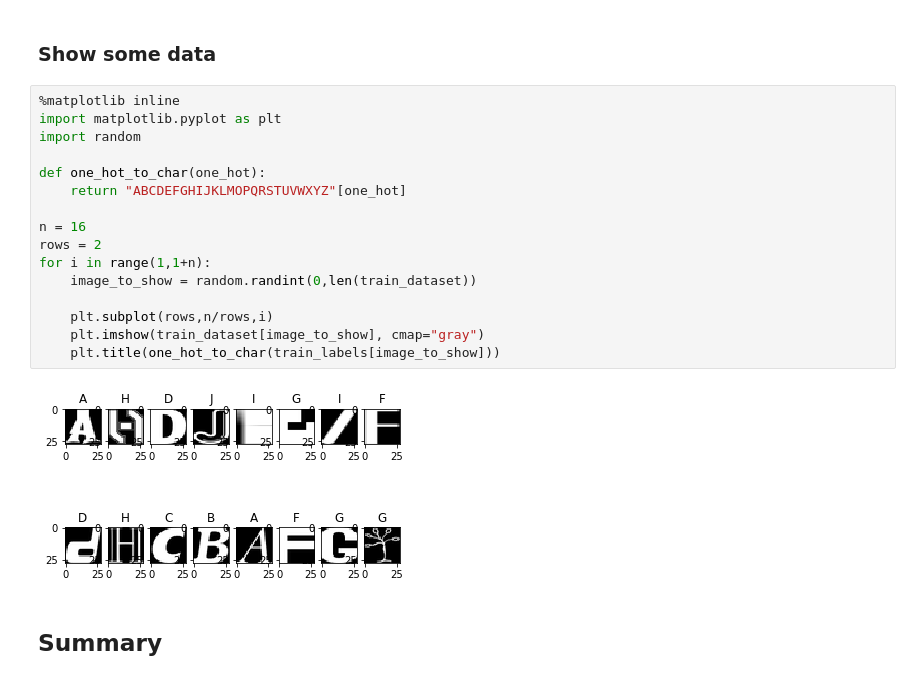
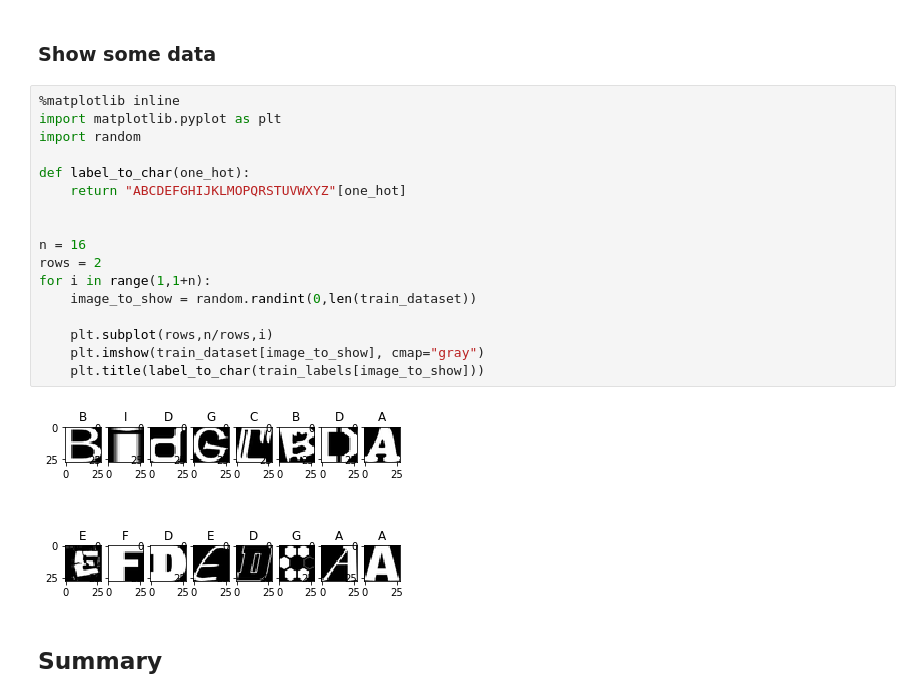
Before and after one commit to fluescher/deep-learning-presentation, a Jupyter notebook: notebook/Machine Learning for Engineers.ipynb, the cells around one changed output. Cells and saved outputs as stored; diff of their text form.

```diff
--- a/notebook/Machine Learning for Engineers.ipynb
+++ b/notebook/Machine Learning for Engineers.ipynb
@@ -32,21 +32,22 @@ valid_labels = data['valid_labels']
 # %%
 %matplotlib inline
 import matplotlib.pyplot as plt
 import random
 
-def one_hot_to_char(one_hot):
+def label_to_char(one_hot):
     return "ABCDEFGHIJKLMOPQRSTUVWXYZ"[one_hot]
+
 
 n = 16
 rows = 2
 for i in range(1,1+n):
     image_to_show = random.randint(0,len(train_dataset))
 
     plt.subplot(rows,n/rows,i)
     plt.imshow(train_dataset[image_to_show], cmap="gray")
-    plt.title(one_hot_to_char(train_labels[image_to_show]))
+    plt.title(label_to_char(train_labels[image_to_show]))
 # %% [output]
-[figure, old version]
+[figure, new version]
 # %% [markdown]
 ## Summary
 # %%
```
Also changed, not shown: parts of 13 cells of this notebook.
